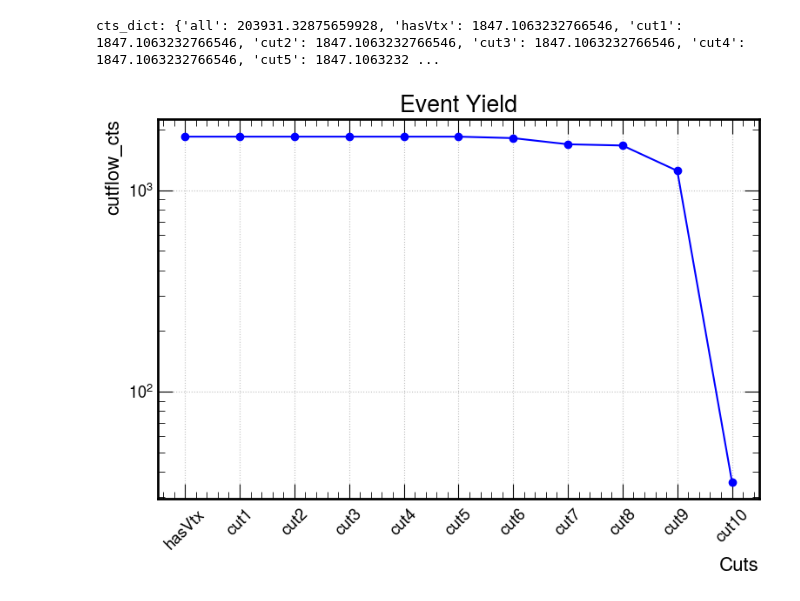
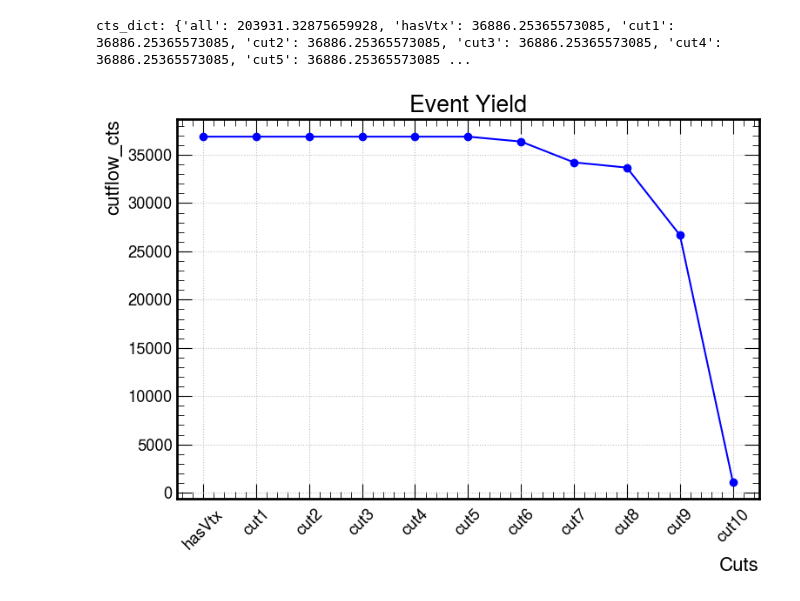
Before and after one commit to 32robertsa/iDMe, a Jupyter notebook: python_analysis/exampleNotebooks/Cutflow_ALLHT.ipynb, the cells around one changed output. Cells and saved outputs as stored; diff of their text form; code cells hidden in the pictures.

```diff
--- a/python_analysis/exampleNotebooks/Cutflow_ALLHT.ipynb
+++ b/python_analysis/exampleNotebooks/Cutflow_ALLHT.ipynb
@@ -63,9 +59,10 @@ ceffd=bkg_histo["cutflow"]
 ceff_dict = {k:0 for k in cuts}
 
 for c in cuts:
-    for k in cfd.keys():
+    for  k in ceffd.keys():
+        print("k:",k)
         ceff_dict[c] += ceffd[k][c]
-        #print(ceff_dict)
+
 
 print ("ceff_dict:", ceff_dict)
 
@@ -120,30 +135,30 @@ print ("cts_dict:", cts_dict)
 
 #cts_dict is the dictionary that gives us the event yield after applying a cut.
 # %% [output]
-cts_dict: {'all': 203931.32875659928, 'hasVtx': 1847.1063232766546, 'cut1': 1847.1063232766546, 'cut2': 1847.1063232766546, 'cut3': 1847.1063232766546, 'cut4': 1847.1063232766546, 'cut5': 1847.1063232 ...
+cts_dict: {'all': 203931.32875659928, 'hasVtx': 36886.25365573085, 'cut1': 36886.25365573085, 'cut2': 36886.25365573085, 'cut3': 36886.25365573085, 'cut4': 36886.25365573085, 'cut5': 36886.25365573085 ...
 # %%
 # df = pd.DataFrame(list(main_dict.items()), columns=['Cut Name', 'Value'])
 # print(df)
 # %%
 # Event yield after applying cuts (summed over the samples)
 
 plt.figure(figsize=(8,6))
 plt.title("Event Yield")
 
 cuts = list(cts_dict.keys())[1:]
 values = list(cts_dict.values())[1:]
 
 plt.plot(cuts, values, marker='o', linestyle='-', color='b', label='Cut flow')
 
-plt.yscale('log')
+#plt.yscale('log')
 
 plt.xlabel('Cuts')
 plt.ylabel('cutflow_cts')
 plt.xticks(rotation=45)  # Rotate cut labels for better readability
 plt.grid(True)
 
 plt.tight_layout()
 plt.savefig("Event yield.png")
 plt.show()
 # %% [output]
-[figure, old version]
+[figure, new version]
```
Also changed, not shown: parts of 3 cells of this notebook, 1 other file.
